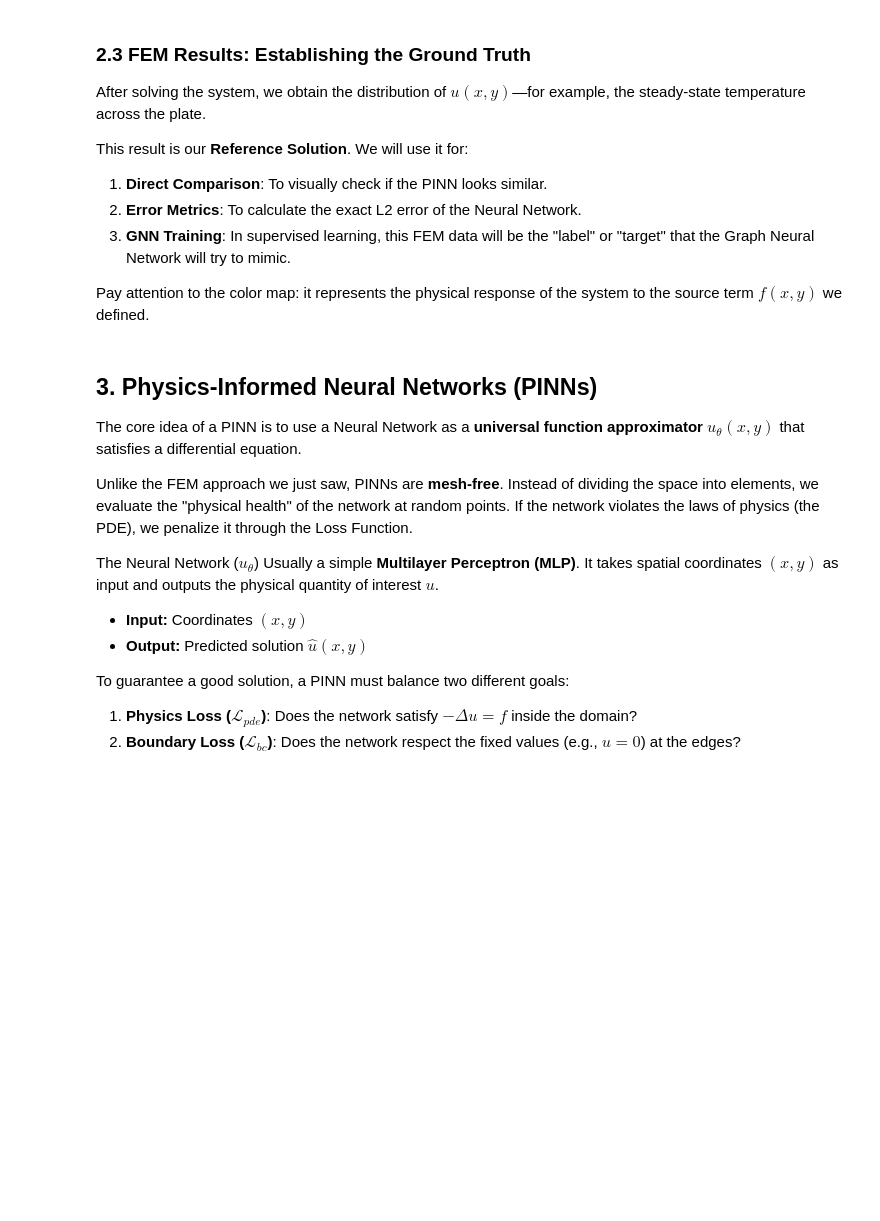
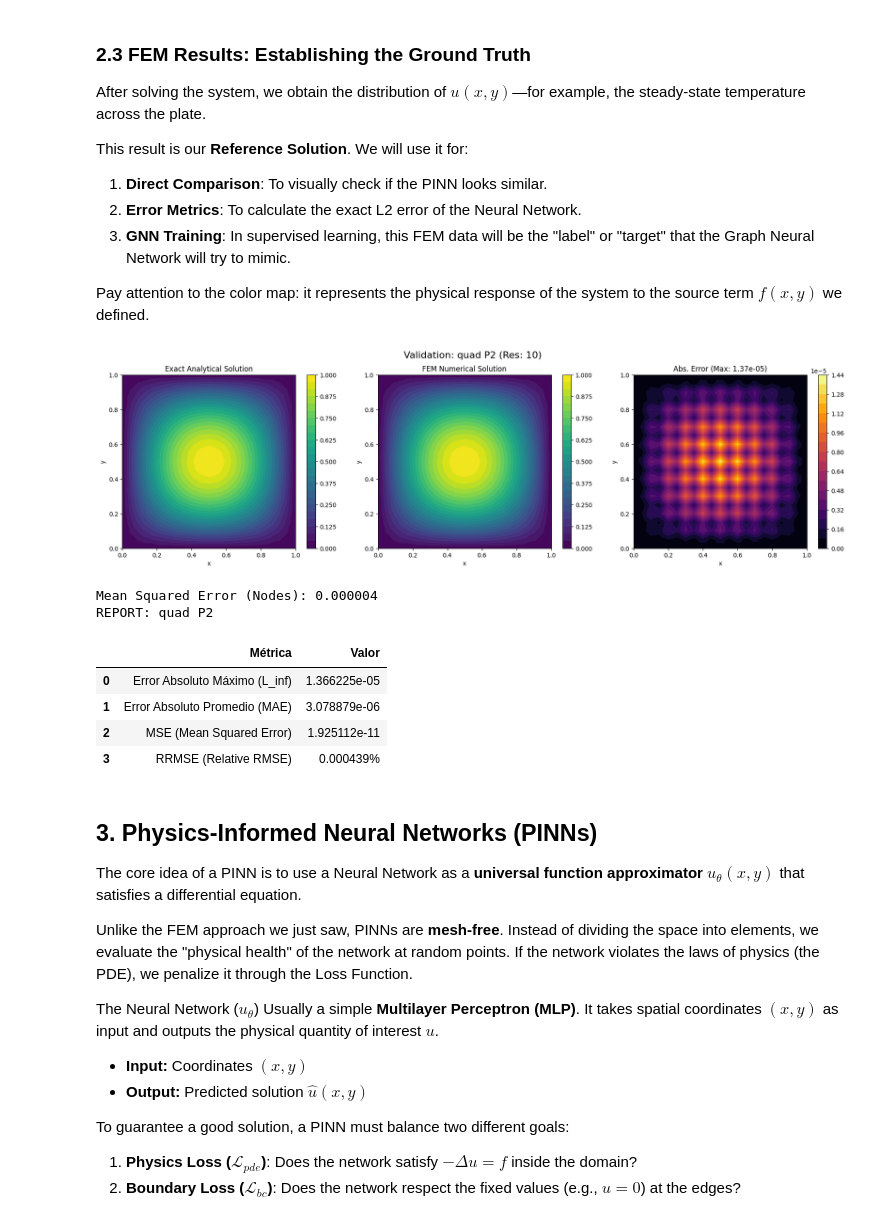
Before and after one commit to Purdeitx/PinnGnn, a Jupyter notebook: GraphPinns.ipynb, the cells around one changed output. Drawn from its saved outputs; the diff is of its cells as text; code cells hidden in the pictures; blank space fills up the shorter version.

```diff
--- a/GraphPinns.ipynb
+++ b/GraphPinns.ipynb
@@ -191,19 +265,28 @@ Pay attention to the color map: it represents the physical response of the syste
 # %%
 # ==========================================
 # STEP 3: SOLVE FEM and VISUALIZE GROUND TRUTH
 # ==========================================
 
 # Validation plots
-plot_fem_validation(prob, title=f"Validation: {mesh_type} P{porder} (Res: {nelem})")
+plot_fem_validation(prob, title=f"Validation: {FEM_CONFIG['mesh']} P{FEM_CONFIG['porder']} (Res: {FEM_CONFIG['nx']})")
 plt.show()
 
 # Error calculation
 l2_error = np.sqrt(np.mean((prob['u'] - prob['u_exact'])**2))
 print(f"Mean Squared Error (Nodes): {l2_error:.6f}")
 
 df_metrics, raw_metrics = calculate_fem_metrics(prob['u'], prob['u_exact'])
-print(f"REPORT: {mesh_type} P{porder}")
+print(f"REPORT: {FEM_CONFIG['mesh']} P{FEM_CONFIG['porder']}")
 display(df_metrics)
+# %% [output]
+[figure, added]
+Mean Squared Error (Nodes): 0.000004
+REPORT: quad P2
+|  | Métrica | Valor |
+| 0 | Error Absoluto Máximo (L_inf) | 1.366225e-05 |
+| 1 | Error Absoluto Promedio (MAE) | 3.078879e-06 |
+| 2 | MSE (Mean Squared Error) | 1.925112e-11 |
+| 3 | RRMSE (Relative RMSE) | 0.000439% |
 # %% [markdown]
 ## 3. Physics-Informed Neural Networks (PINNs)
 
```
Also changed, not shown: parts of 16 cells of this notebook, 17 other files.
